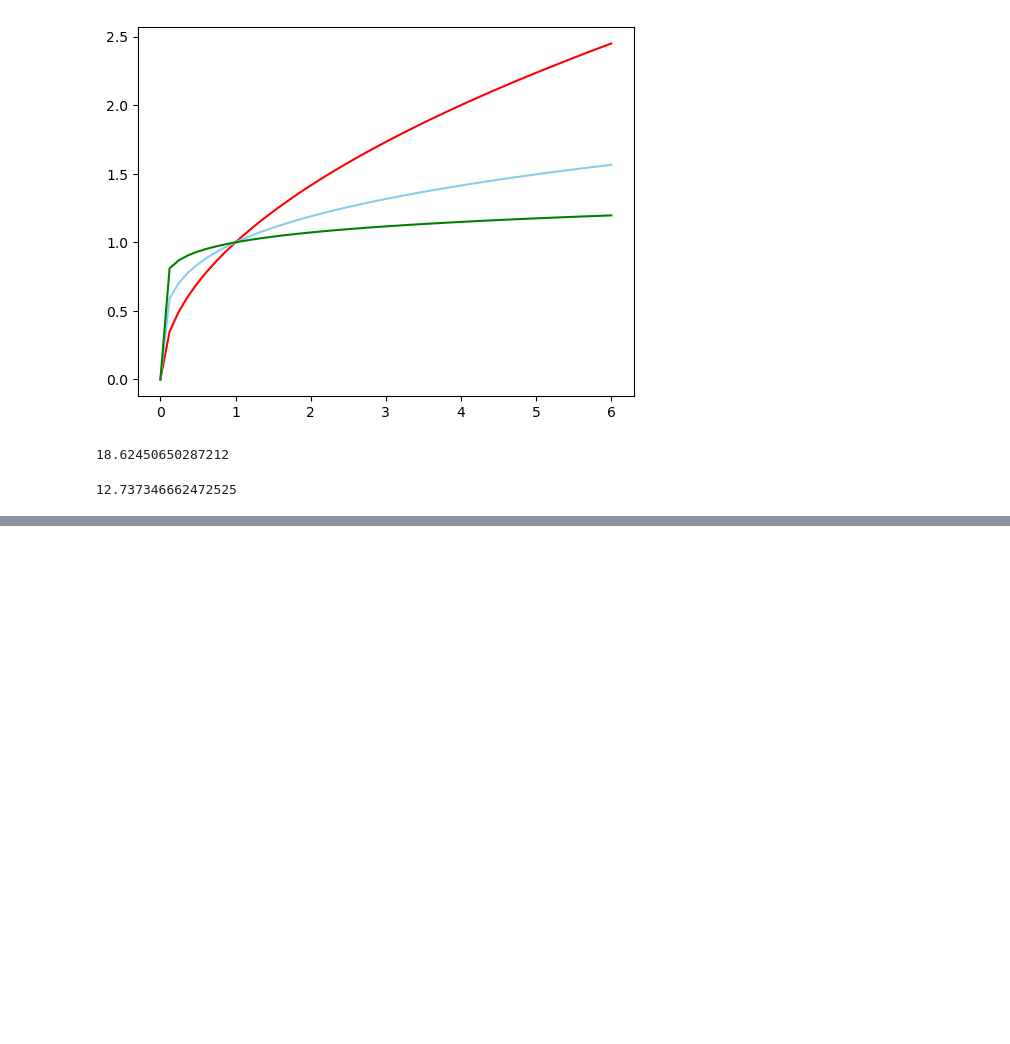
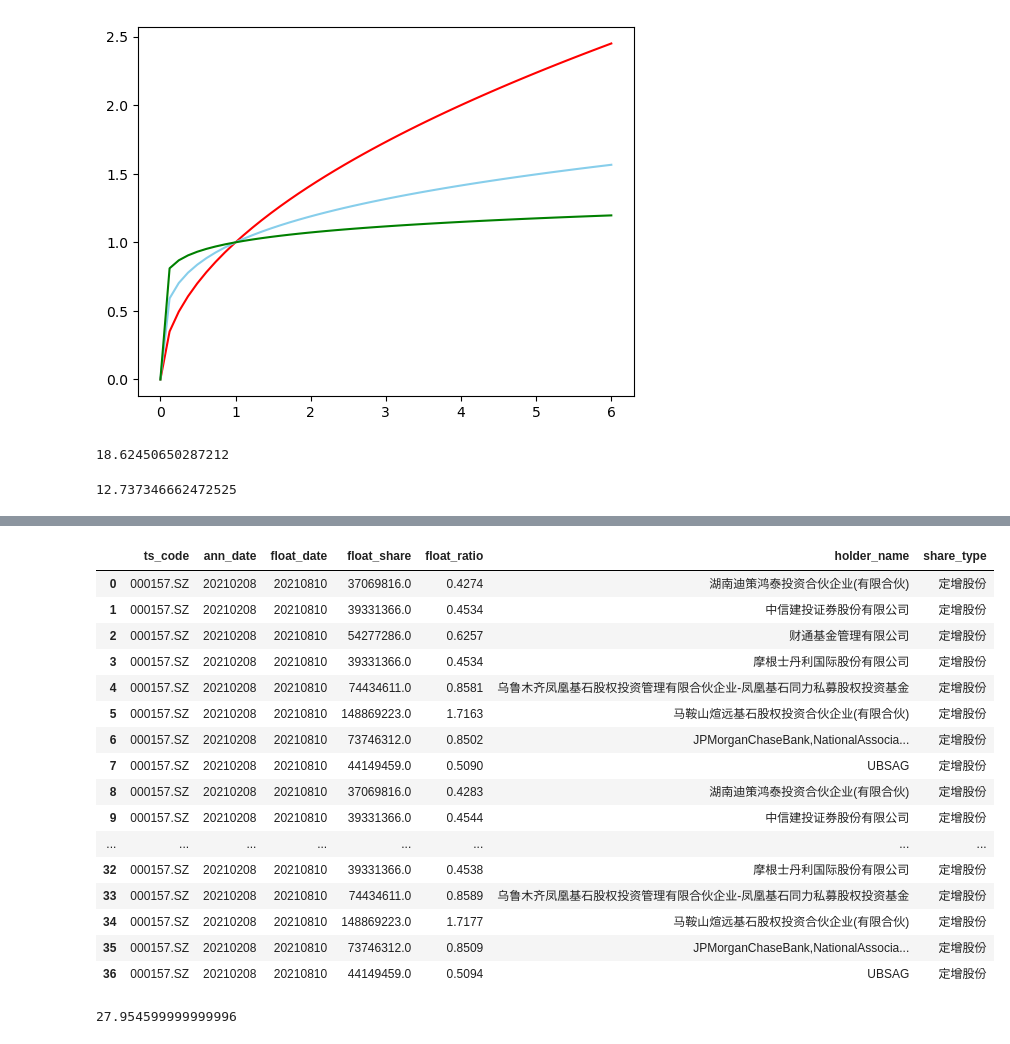
Before and after one commit to ijayden-lung/invest, a Jupyter notebook: CB_test.ipynb, the cells around one changed output, grey strips where cells are left out. Saved outputs shown, nothing was run; the diff lists cells and outputs as text; code cells hidden in the pictures; blank space fills up the shorter version.

```diff
--- a/CB_test.ipynb
+++ b/CB_test.ipynb
@@ -391,0 +394,2 @@ plt.show()
+# %%
+pro = ts.pro_api('c914778bc260d3911212f2a37620ffa89ca4706e44fd557673b509a2')
@@ -391,0 +565,26 @@ plt.show()
+# %%
+df = pro.share_float(ts_code='000157.SZ')
+# %%
+df
+# %% [output]
+|  | ts_code | ann_date | float_date | float_share | float_ratio | holder_name | share_type |
+| 0 | 000157.SZ | 20210208 | 20210810 | 37069816.0 | 0.4274 | 湖南迪策鸿泰投资合伙企业(有限合伙) | 定增股份 |
+| 1 | 000157.SZ | 20210208 | 20210810 | 39331366.0 | 0.4534 | 中信建投证券股份有限公司 | 定增股份 |
+| 2 | 000157.SZ | 20210208 | 20210810 | 54277286.0 | 0.6257 | 财通基金管理有限公司 | 定增股份 |
+| 3 | 000157.SZ | 20210208 | 20210810 | 39331366.0 | 0.4534 | 摩根士丹利国际股份有限公司 | 定增股份 |
+| 4 | 000157.SZ | 20210208 | 20210810 | 74434611.0 | 0.8581 | 乌鲁木齐凤凰基石股权投资管理有限合伙企业-凤凰基石同力私募股权投资基金 | 定增股份 |
+| 5 | 000157.SZ | 20210208 | 20210810 | 148869223.0 | 1.7163 | 马鞍山煊远基石股权投资合伙企业(有限合伙) | 定增股份 |
+| 6 | 000157.SZ | 20210208 | 20210810 | 73746312.0 | 0.8502 | JPMorganChaseBank,NationalAssocia... | 定增股份 |
+| 7 | 000157.SZ | 20210208 | 20210810 | 44149459.0 | 0.5090 | UBSAG | 定增股份 |
+| 8 | 000157.SZ | 20210208 | 20210810 | 37069816.0 | 0.4283 | 湖南迪策鸿泰投资合伙企业(有限合伙) | 定增股份 |
+| 9 | 000157.SZ | 20210208 | 20210810 | 39331366.0 | 0.4544 | 中信建投证券股份有限公司 | 定增股份 |
+| ... | ... | ... | ... | ... | ... | ... | ... |
+| 32 | 000157.SZ | 20210208 | 20210810 | 39331366.0 | 0.4538 | 摩根士丹利国际股份有限公司 | 定增股份 |
+| 33 | 000157.SZ | 20210208 | 20210810 | 74434611.0 | 0.8589 | 乌鲁木齐凤凰基石股权投资管理有限合伙企业-凤凰基石同力私募股权投资基金 | 定增股份 |
+| 34 | 000157.SZ | 20210208 | 20210810 | 148869223.0 | 1.7177 | 马鞍山煊远基石股权投资合伙企业(有限合伙) | 定增股份 |
+| 35 | 000157.SZ | 20210208 | 20210810 | 73746312.0 | 0.8509 | JPMorganChaseBank,NationalAssocia... | 定增股份 |
+| 36 | 000157.SZ | 20210208 | 20210810 | 44149459.0 | 0.5094 | UBSAG | 定增股份 |
+# %%
+df['float_ratio'].sum()
+# %% [output]
+27.954599999999996
```
Also changed, not shown: parts of 21 cells of this notebook, 12 other files.
